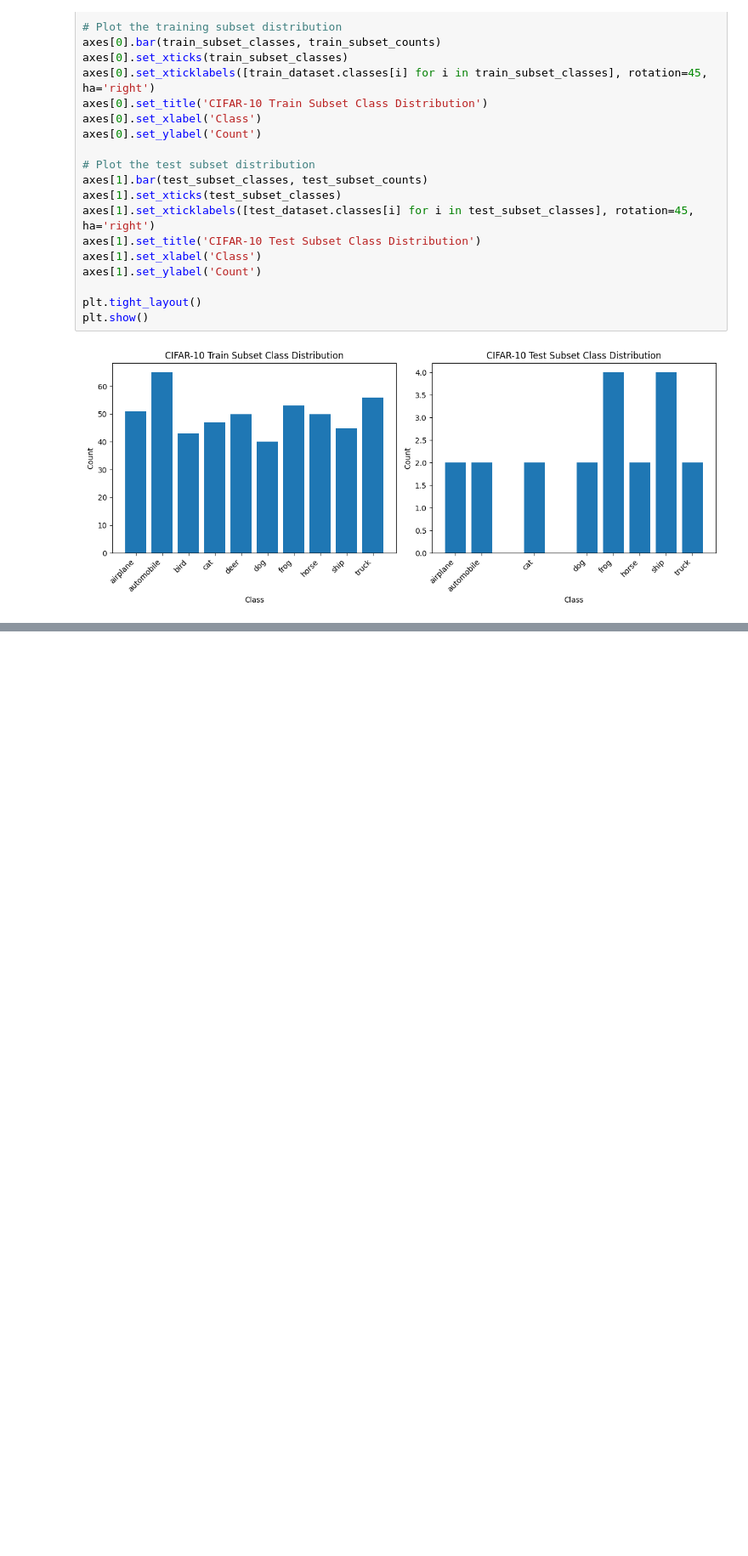
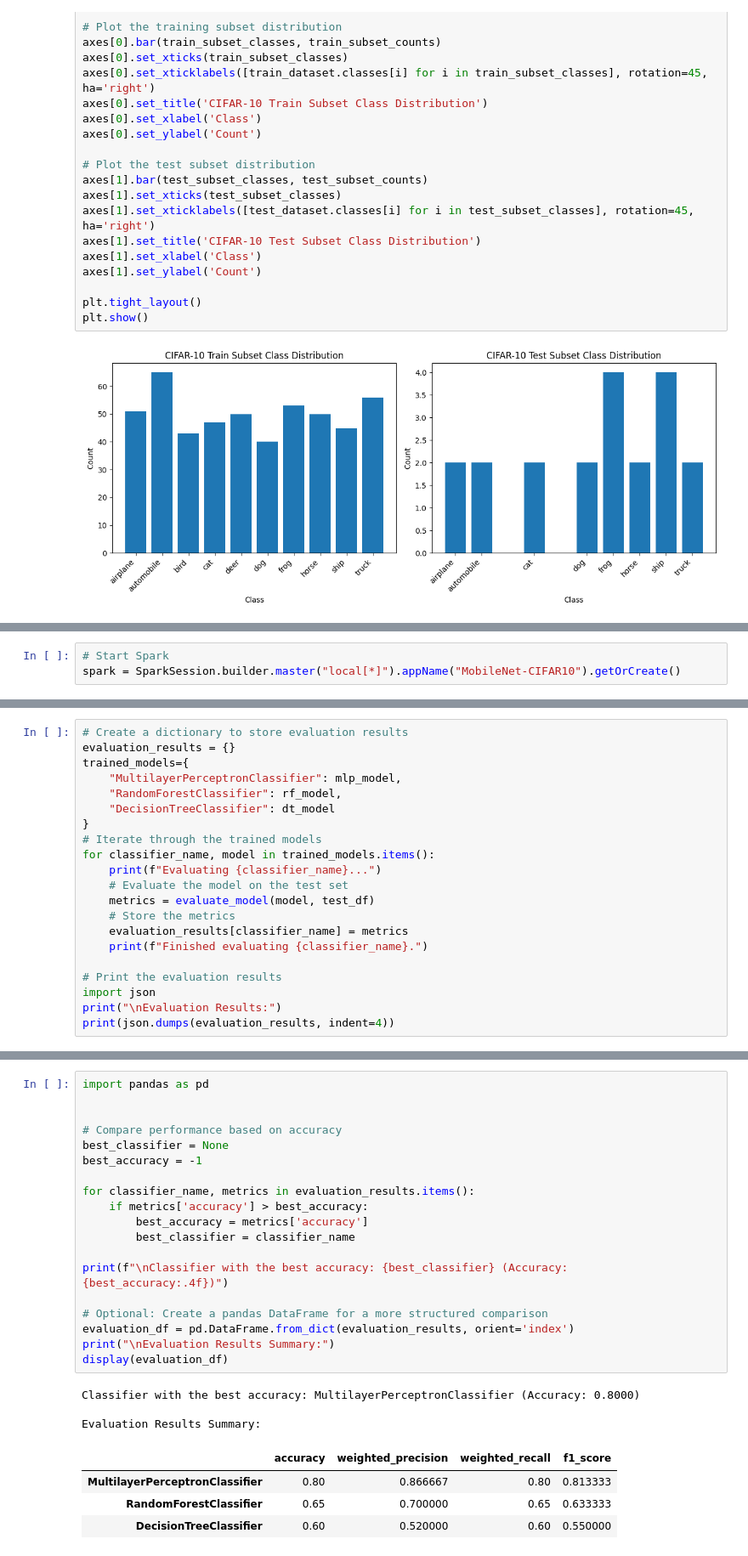
Before and after one commit to Ankandas14/Computer_Vision_DL, a Jupyter notebook: Assignment3.ipynb, the cells around one changed output, grey strips where cells are left out. Shown at 85% size. Saved outputs shown, nothing was run; the diff lists cells and outputs as text; blank space fills up the shorter version.

```diff
--- a/Assignment3.ipynb
+++ b/Assignment3.ipynb
@@ -134,0 +195,3 @@ plt.show()
+# %%
+# Start Spark
+spark = SparkSession.builder.master("local[*]").appName("MobileNet-CIFAR10").getOrCreate()
@@ -134,0 +342,21 @@ plt.show()
+# %%
+# Create a dictionary to store evaluation results
+evaluation_results = {}
+trained_models={
+    "MultilayerPerceptronClassifier": mlp_model,
+    "RandomForestClassifier": rf_model,
+    "DecisionTreeClassifier": dt_model
+}
+# Iterate through the trained models
+for classifier_name, model in trained_models.items():
+    print(f"Evaluating {classifier_name}...")
+    # Evaluate the model on the test set
+    metrics = evaluate_model(model, test_df)
+    # Store the metrics
+    evaluation_results[classifier_name] = metrics
+    print(f"Finished evaluating {classifier_name}.")
+
+# Print the evaluation results
+import json
+print("\nEvaluation Results:")
+print(json.dumps(evaluation_results, indent=4))
@@ -134,0 +381,27 @@ plt.show()
+# %%
+import pandas as pd
+
+
+# Compare performance based on accuracy
+best_classifier = None
+best_accuracy = -1
+
+for classifier_name, metrics in evaluation_results.items():
+    if metrics['accuracy'] > best_accuracy:
+        best_accuracy = metrics['accuracy']
+        best_classifier = classifier_name
+
+print(f"\nClassifier with the best accuracy: {best_classifier} (Accuracy: {best_accuracy:.4f})")
+
+# Optional: Create a pandas DataFrame for a more structured comparison
+evaluation_df = pd.DataFrame.from_dict(evaluation_results, orient='index')
+print("\nEvaluation Results Summary:")
+display(evaluation_df)
+# %% [output]
+Classifier with the best accuracy: MultilayerPerceptronClassifier (Accuracy: 0.8000)
+
+Evaluation Results Summary:
+|  | accuracy | weighted_precision | weighted_recall | f1_score |
+| MultilayerPerceptronClassifier | 0.80 | 0.866667 | 0.80 | 0.813333 |
+| RandomForestClassifier | 0.65 | 0.700000 | 0.65 | 0.633333 |
+| DecisionTreeClassifier | 0.60 | 0.520000 | 0.60 | 0.550000 |
```
Also changed, not shown: parts of 42 cells of this notebook.
